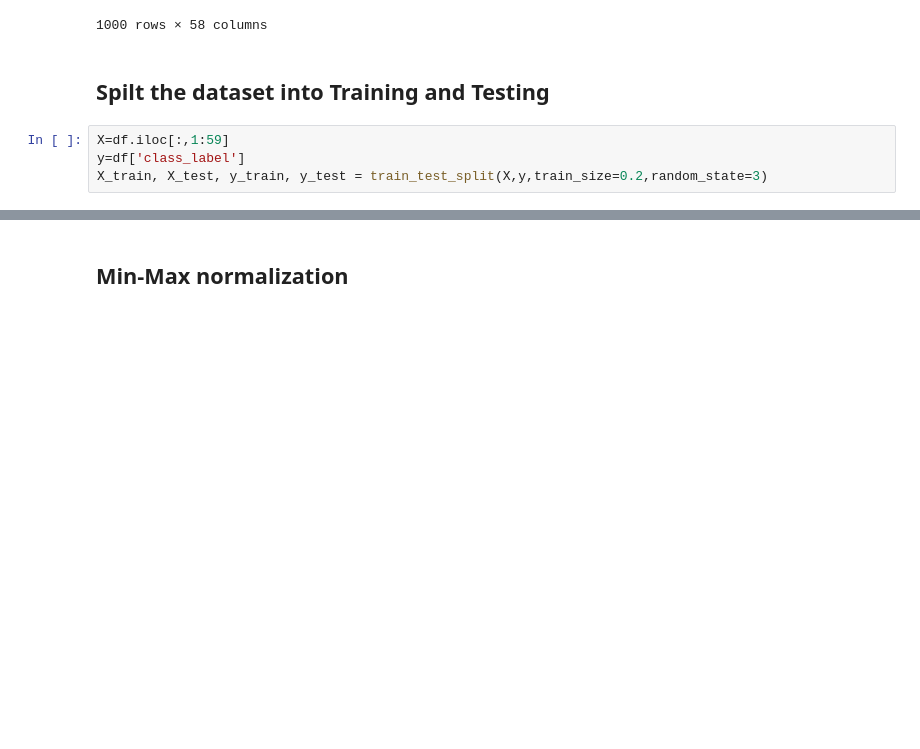
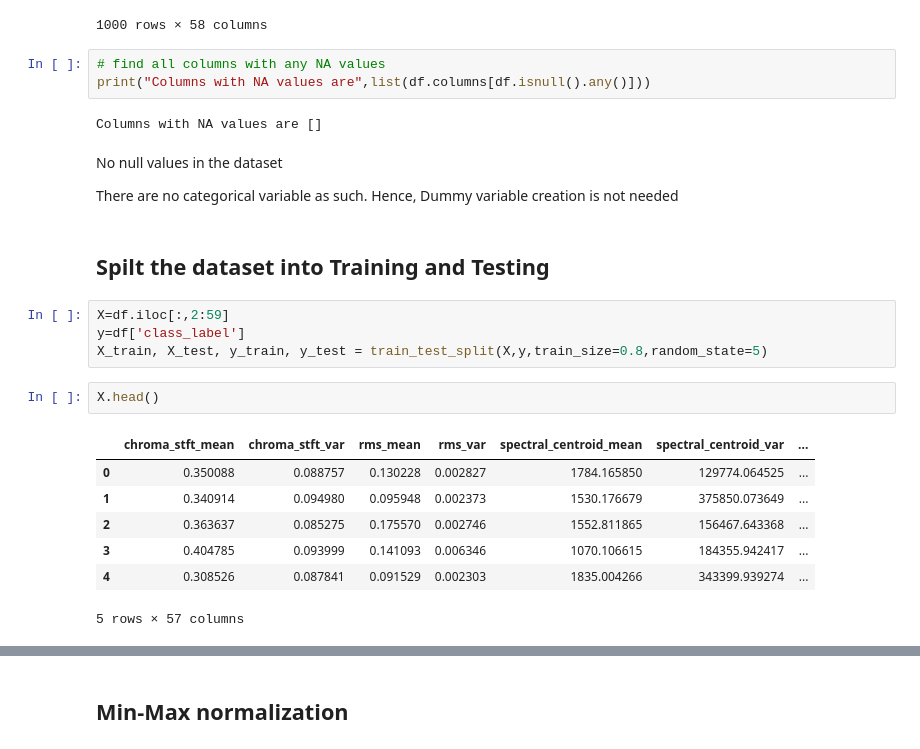
Before and after one commit to likhith-ts/Music-Genre-Classification-using-KNN, a Jupyter notebook: KNNmodel.ipynb, the cells around one changed output, grey strips where cells are left out. Cells and saved outputs as stored; diff of their text form; blank space fills up the shorter version.

```diff
--- a/KNNmodel.ipynb
+++ b/KNNmodel.ipynb
@@ -115,9 +83,28 @@ df.iloc[:,1:59] # Features that are required for training
 | 998 | 661794 | 0.362485 | 0.091506 | 0.083860 | 0.001211 | 1398.699344 | ... |
 | 999 | 661794 | 0.358401 | 0.085884 | 0.054454 | 0.000336 | 1609.795082 | ... |
 1000 rows × 58 columns
+# %%
+# find all columns with any NA values
+print("Columns with NA values are",list(df.columns[df.isnull().any()]))
+# %% [output]
+Columns with NA values are []
+# %% [markdown]
+No null values in the dataset
+
+There are no categorical variable as such. Hence, Dummy variable creation is not needed
 # %% [markdown]
 ## Spilt the dataset into Training and Testing
 # %%
-X=df.iloc[:,1:59]
+X=df.iloc[:,2:59]
 y=df['class_label']
-X_train, X_test, y_train, y_test = train_test_split(X,y,train_size=0.2,random_state=3)
+X_train, X_test, y_train, y_test = train_test_split(X,y,train_size=0.8,random_state=5)
+# %%
+X.head()
+# %% [output]
+|  | chroma_stft_mean | chroma_stft_var | rms_mean | rms_var | spectral_centroid_mean | spectral_centroid_var | ... |
+| 0 | 0.350088 | 0.088757 | 0.130228 | 0.002827 | 1784.165850 | 129774.064525 | ... |
+| 1 | 0.340914 | 0.094980 | 0.095948 | 0.002373 | 1530.176679 | 375850.073649 | ... |
+| 2 | 0.363637 | 0.085275 | 0.175570 | 0.002746 | 1552.811865 | 156467.643368 | ... |
+| 3 | 0.404785 | 0.093999 | 0.141093 | 0.006346 | 1070.106615 | 184355.942417 | ... |
+| 4 | 0.308526 | 0.087841 | 0.091529 | 0.002303 | 1835.004266 | 343399.939274 | ... |
+5 rows × 57 columns
```
Also changed, not shown: parts of 17 cells of this notebook, 5 other files.
